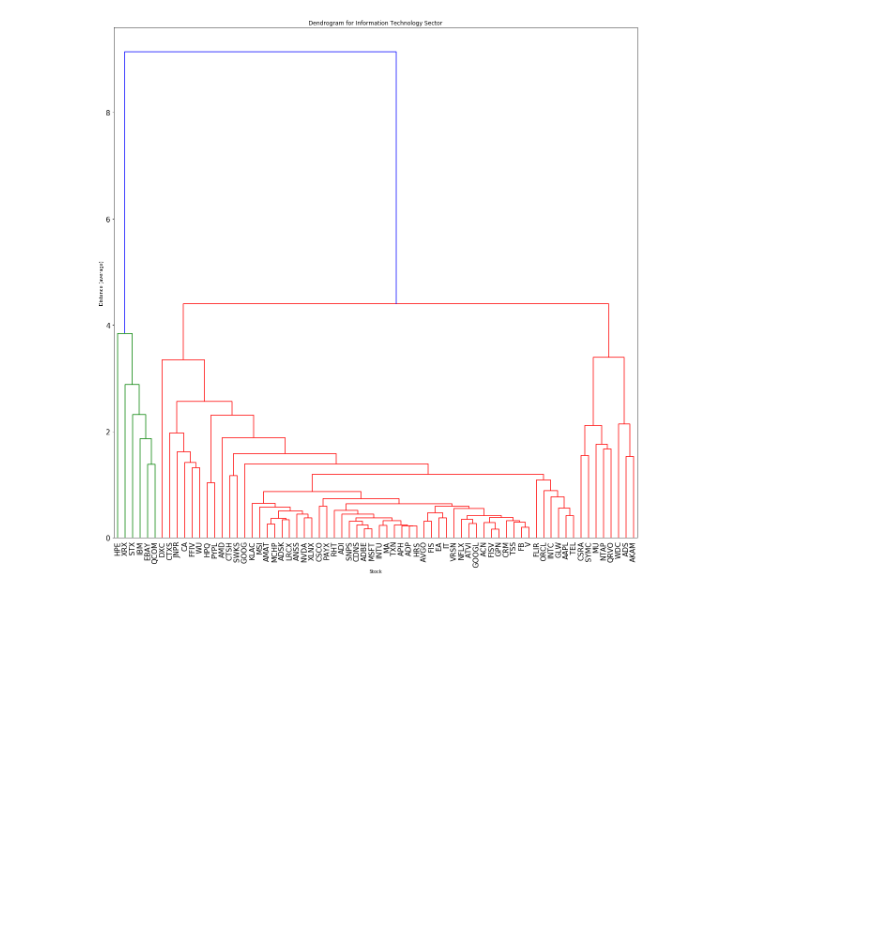
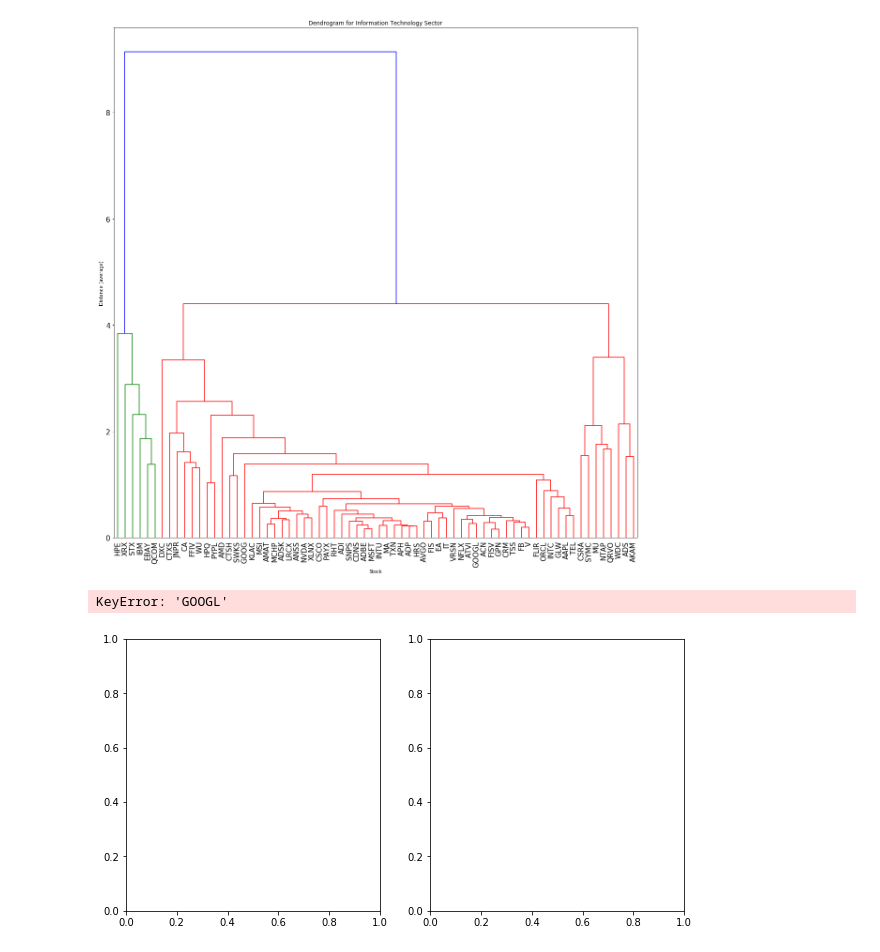
Before and after one commit to Aaivazi000/fintech-master, a Jupyter notebook: Marin Workspace/marin_5.9.ipynb, the cells around one changed output. Saved outputs shown, nothing was run; the diff lists cells and outputs as text; code cells hidden in the pictures; blank space fills up the shorter version.

```diff
--- a/Marin Workspace/marin_5.9.ipynb
+++ b/Marin Workspace/marin_5.9.ipynb
@@ -231,22 +231,22 @@ plt.show()
 # %% [output]
 [figure]
 # %%
-def plot_correlating_stocks(s1_high, s2_high, s1_low, s2_low):
+def plot_correlating_stocks(s1_high, s2_high, s1_low, s2_low, df):
     '''
     Takes in stock symbols that wish to be compared and plotted
     '''
 
     fig, (ax1, ax2) = plt.subplots(1, 2, figsize=(10,5))
 
-    ax1.plot(close_df1[s1_high])
-    ax1.plot(close_df1[s2_high])
+    ax1.plot(df[s1_high])
+    ax1.plot(df[s2_high])
     ax1.set_title('Correlation = ' + str(correlations[s1_high][s2_high]))
     ax1.set_ylabel('Normalized Close')
     ax1.set_xlabel('Date (Years)')
     ax1.legend(loc='best')
 
-    ax2.plot(close_df1[s1_low])
-    ax2.plot(close_df1[s2_low])
+    ax2.plot(df[s1_low])
+    ax2.plot(df[s2_low])
     ax2.set_title('Correlation = ' + str(correlations[s1_low][s2_low]))
     ax2.set_ylabel('Normalized Close')
     ax2.set_xlabel('Date (Years)')
@@ -333,0 +332,5 @@ plot_correlating_stocks("DLR", "EQIX", "VTR", "CCI")
+# %%
+plot_correlating_stocks("GOOGL", "ACTVI", "GOOGL", "GOOG")
+# %% [output]
+KeyError: 'GOOGL'
+[figure, added]
```
Also changed, not shown: parts of 2 cells of this notebook.
